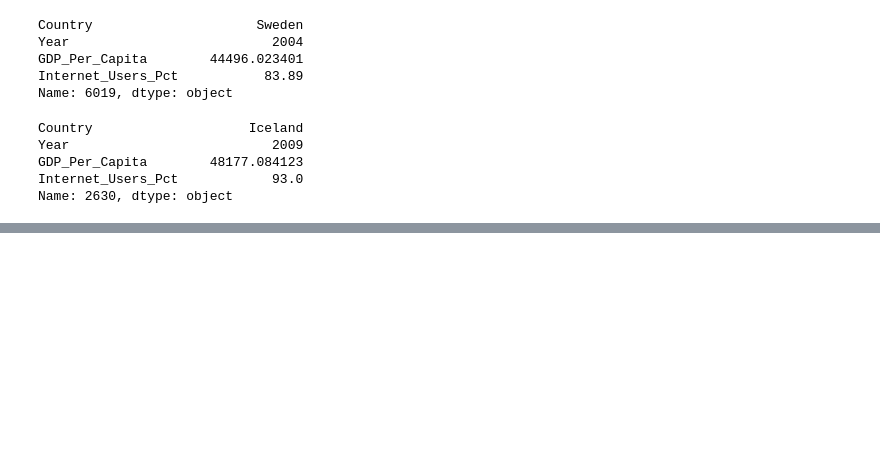
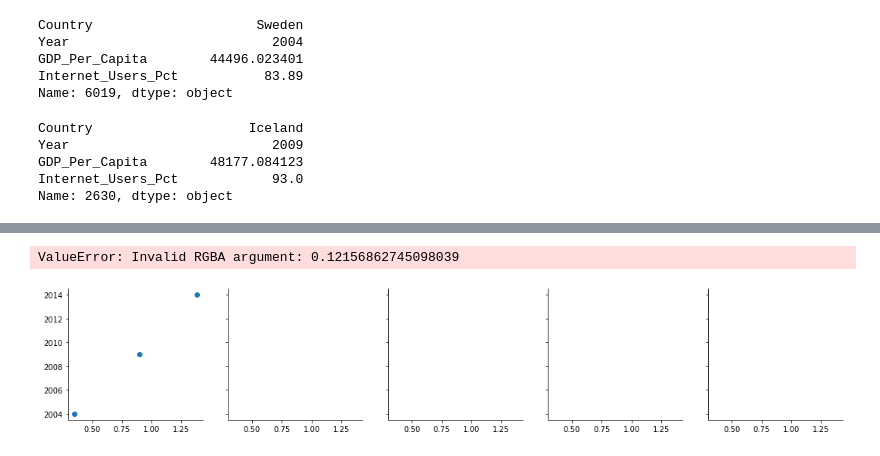
Before and after one commit to NSS-Data-Analytics-Cohort-7/gdp-and-internet-usage-matt-botschner, a Jupyter notebook: Notebook/Gross_Domestic_Product_and_Internet_Usage.ipynb, the cells around one changed output, grey strips where cells are left out. Saved outputs shown, nothing was run; the diff lists cells and outputs as text; code cells hidden in the pictures; blank space fills up the shorter version.

```diff
--- a/Notebook/Gross_Domestic_Product_and_Internet_Usage.ipynb
+++ b/Notebook/Gross_Domestic_Product_and_Internet_Usage.ipynb
@@ -394,0 +407,3 @@ ValueError: Could not interpret value `Year` for parameter `x`
+# %%
+bottom_5_internet = sub_gdp_internet[sub_gdp_internet["Country"].isin(["Dem. People's Rep. of Korea", 'Eritrea', 'Timor-Leste', 'Burundi', 'Somalia'])]
+print(bottom_5_internet)
@@ -394,0 +426,6 @@ ValueError: Could not interpret value `Year` for parameter `x`
+# %%
+biut = sns.FacetGrid(bottom_5_internet, col = 'Country')
+biut.map(plt.scatter, "Internet_Users_Pct", "Year")
+# %% [output]
+ValueError: Invalid RGBA argument: 0.12156862745098039
+[figure, added]
```
Also changed, not shown: parts of 61 cells of this notebook.
